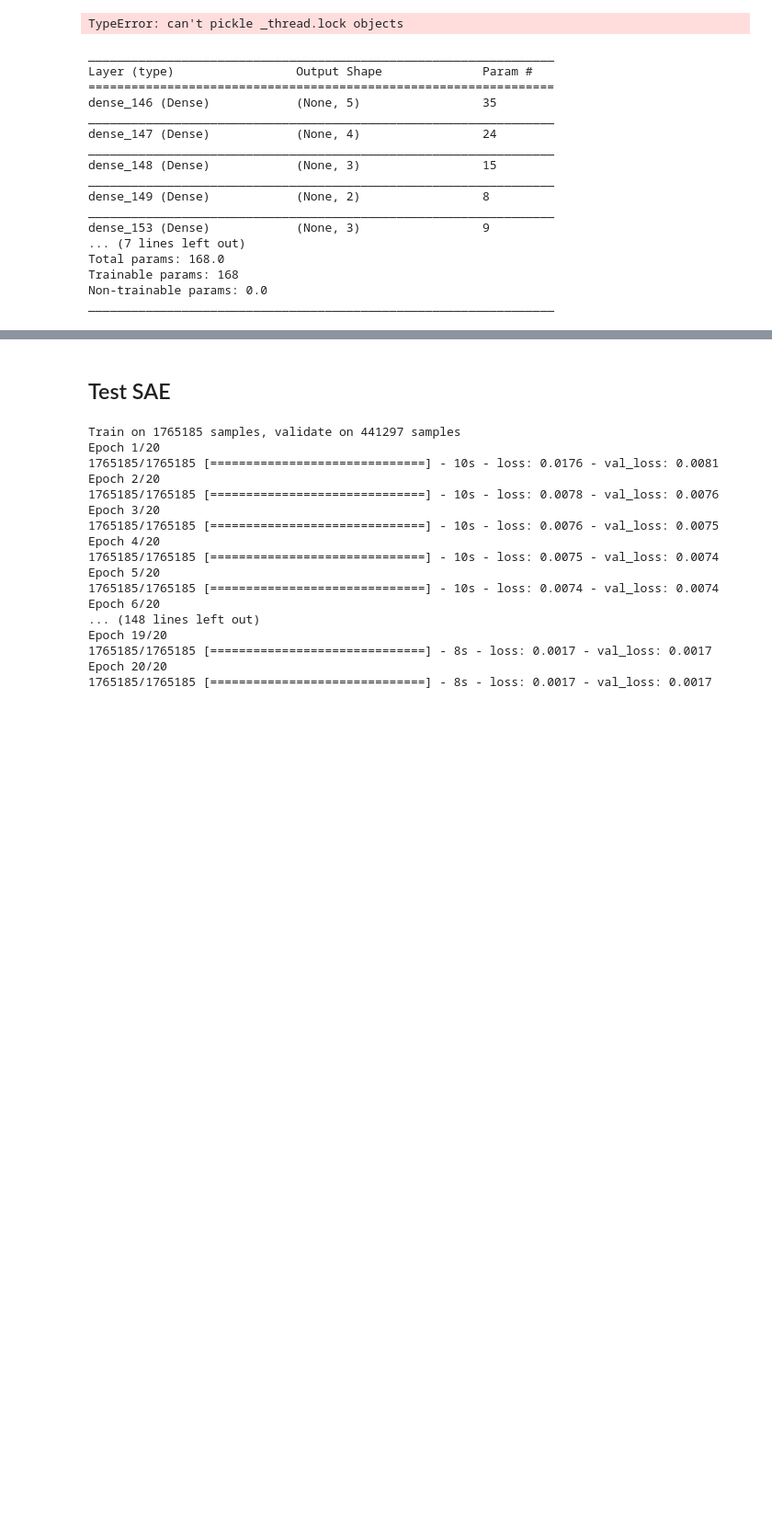
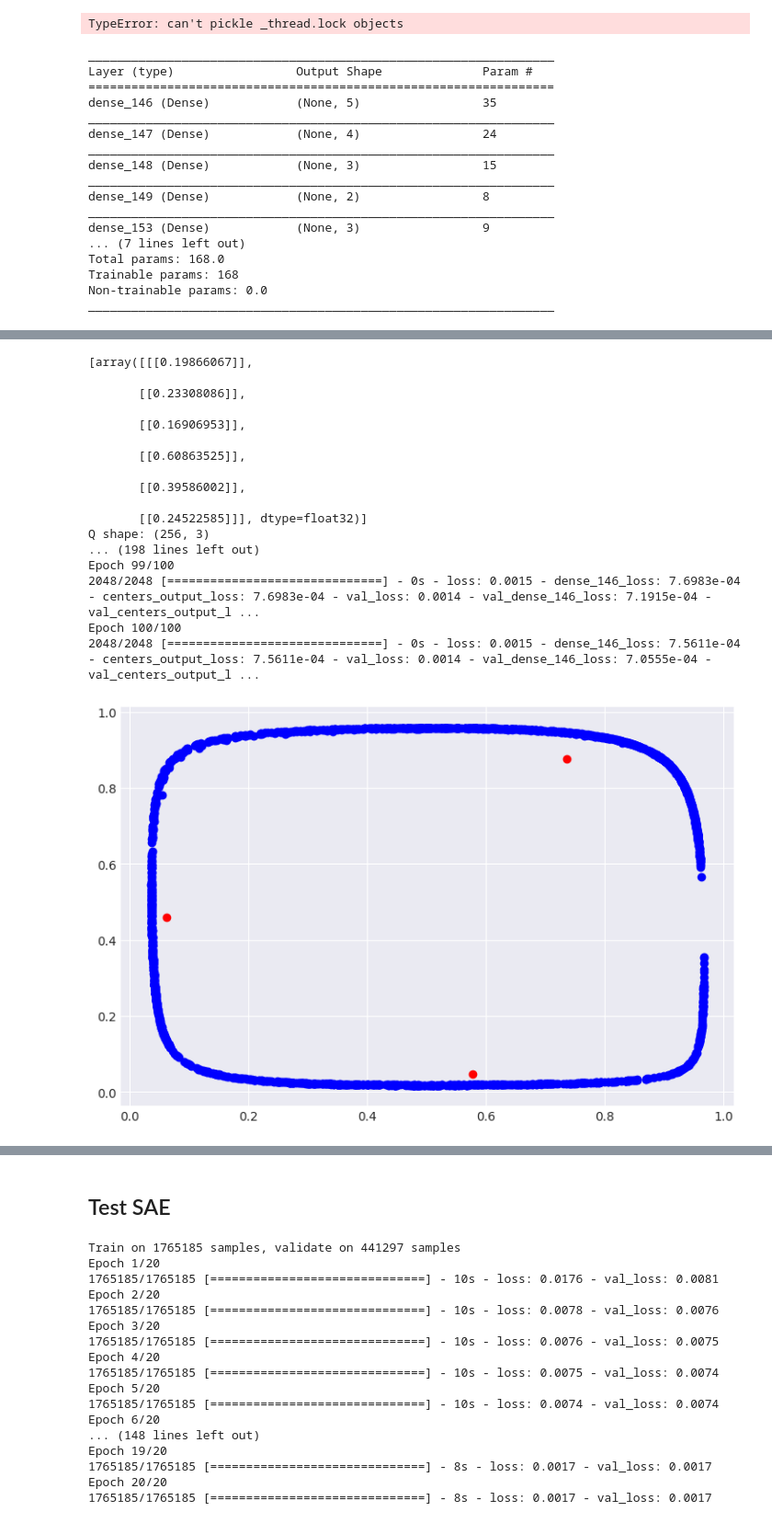
Before and after one commit to explover/Chromatin-clustering, a Jupyter notebook: Neural networks.ipynb, the cells around one changed output, grey strips where cells are left out. Shown at 92% size. Drawn from its saved outputs; the diff is of its cells as text; code cells hidden in the pictures; blank space fills up the shorter version.

```diff
--- a/Neural networks.ipynb
+++ b/Neural networks.ipynb
@@ -403,0 +694,9 @@ Input?
+# %%
+n_clusters = 3
+clust = KMeans(n_clusters=n_clusters)
+# clust = HDBSCAN()
+params = {"train_data": fake_train_x, "test_data": fake_test_x, "SAE_code": [9, 10, 10, 5, 3, 10, 2], "denoise": False,
+          "optimizer": "nadam", "batch_size": 256, "activation": "sigmoid", "ae_loss": "mse", "n_clusters": n_clusters,
+          "clusterer": clust}
+# %%
+dec_fake = DEC(**params)
@@ -403,0 +743,21 @@ Input?
+# %%
+dec_fake.learn_clustering()
+# %% [output]
+[array([[[0.19866067]],
+
+       [[0.23308086]],
+
+       [[0.16906953]],
+
+       [[0.60863525]],
+
+       [[0.39586002]],
+
+       [[0.24522585]]], dtype=float32)]
+Q shape: (256, 3)
+... (198 lines left out)
+Epoch 99/100
+2048/2048 [==============================] - 0s - loss: 0.0015 - dense_146_loss: 7.6983e-04 - centers_output_loss: 7.6983e-04 - val_loss: 0.0014 - val_dense_146_loss: 7.1915e-04 - val_centers_output_l ...
+Epoch 100/100
+2048/2048 [==============================] - 0s - loss: 0.0015 - dense_146_loss: 7.5611e-04 - centers_output_loss: 7.5611e-04 - val_loss: 0.0014 - val_dense_146_loss: 7.0555e-04 - val_centers_output_l ...
+[figure, added]
```
Also changed, not shown: parts of 69 cells of this notebook, 1 other file.
